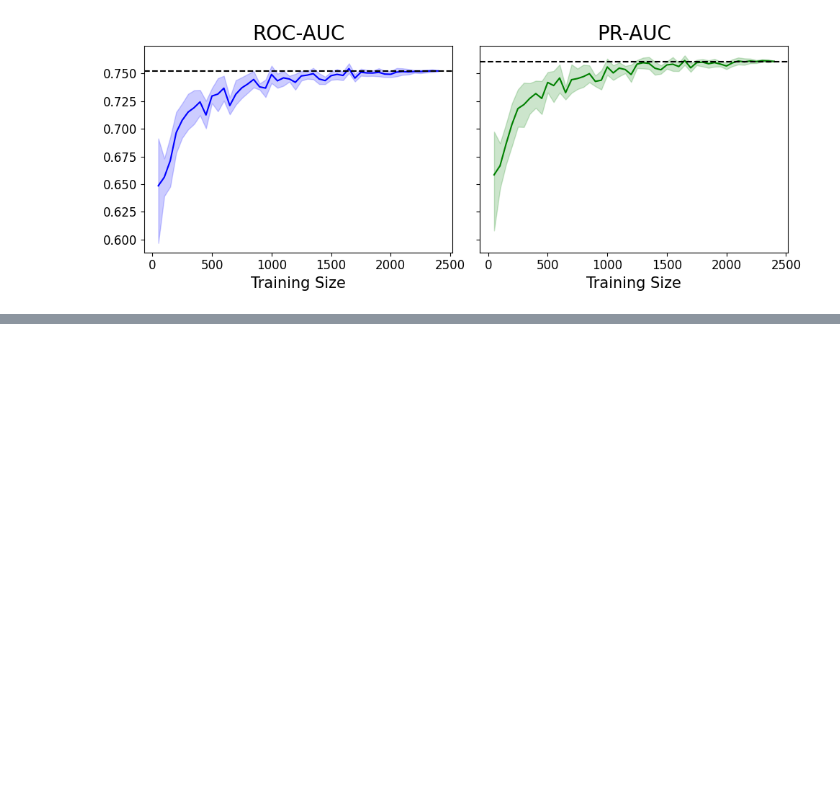
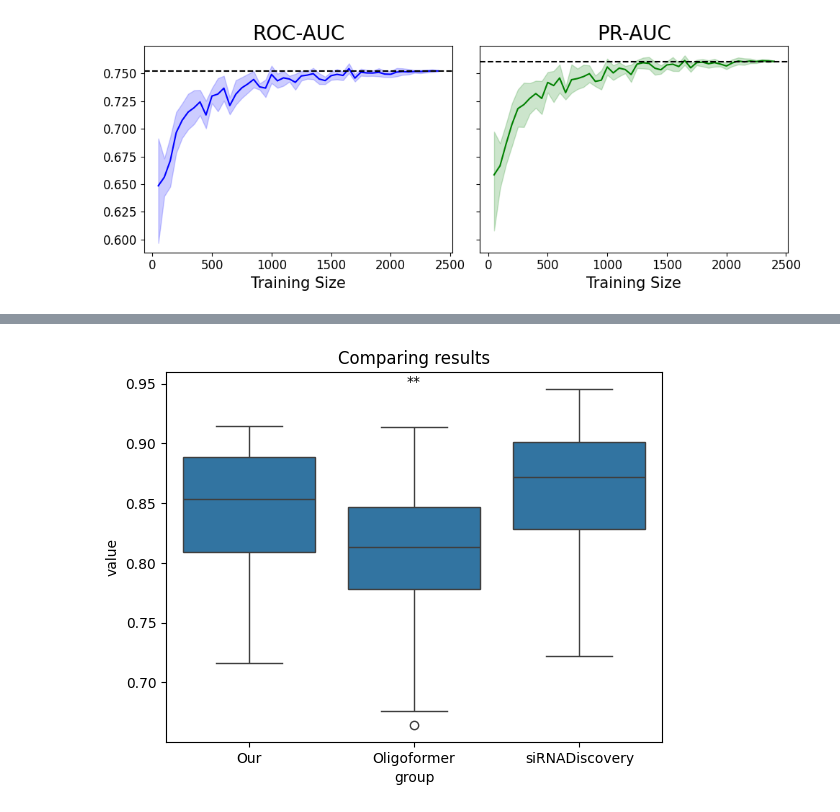
Before and after one commit to apkrfi/unMod-siRNA-Pred, a Jupyter notebook: Check_Performance.ipynb, the cells around one changed output, grey strips where cells are left out. Saved outputs shown, nothing was run; the diff lists cells and outputs as text; code cells hidden in the pictures; blank space fills up the shorter version.

```diff
--- a/Check_Performance.ipynb
+++ b/Check_Performance.ipynb
@@ -750,0 +776,7 @@ plt.show()
+# %%
+logo_our = df[(df['model'] == 'Logistic Regression') &
+                 (df['representation'] == 'zcurve') &
+                 (df['metric'] == 'roc_auc')]
+logo_our=logo_our[['name','value']]
+logo_our.columns=['Target','AUC']
+logo_our.head(3)
@@ -750,0 +788,3 @@ plt.show()
+# %%
+logo_oligoformer=pd.read_csv('/ceph/users/ahm22224/siRNA_projects/publication_work/siRNA_unmod_paper/siRNA_unmod_compare/OligoFormer/LOGO_results.csv')
+logo_oligoformer.head(3)
@@ -750,0 +796,3 @@ plt.show()
+# %%
+logo_sirnadisc=pd.read_csv('/ceph/users/ahm22224/siRNA_projects/publication_work/siRNA_unmod_paper/siRNA_unmod_compare/siRNADiscovery/logo_split/Results.csv')
+logo_sirnadisc.head(3)
@@ -750,0 +804,4 @@ plt.show()
+# %%
+dfs = [logo_our.set_index('Target')['AUC'], logo_oligoformer.set_index('Target')['ROC-AUC'], logo_sirnadisc.set_index('Target')['AUC']]
+final = pd.concat(dfs, axis=1, keys=['Our','Oligoformer','siRNADiscovery']).reset_index()
+final.head(5)
@@ -750,0 +815,31 @@ plt.show()
+# %%
+import seaborn as sns
+import matplotlib.pyplot as plt
+from scipy.stats import ttest_ind
+
+# p-values
+p2 = ttest_ind(final['Our'], final['Oligoformer'], nan_policy='omit').pvalue
+p3 = ttest_ind(final['Our'], final['siRNADiscovery'], nan_policy='omit').pvalue
+
+# reshape for seaborn
+plot_df = final.melt(value_vars=['Our','Oligoformer','siRNADiscovery'], var_name='group', value_name='value')
+
+ax = sns.boxplot(data=plot_df, x='group', y='value')
+
+# star helper
+def star(p):
+    return '***' if p<0.001 else '**' if p<0.01 else '*' if p<0.05 else ''
+
+y = plot_df['value'].max()
+
+# add stars only above b2 / b3 if significant
+if star(p2):
+    ax.text(1, y, star(p2), ha='center', va='bottom')
+
+if star(p3):
+    ax.text(2, y, star(p3), ha='center', va='bottom')
+plt.title('Comparing results')
+plt.savefig('Comparison.png')
+plt.show()
+# %% [output]
+[figure, added]
```
Also changed, not shown: parts of 10 cells of this notebook, 23 other files.
